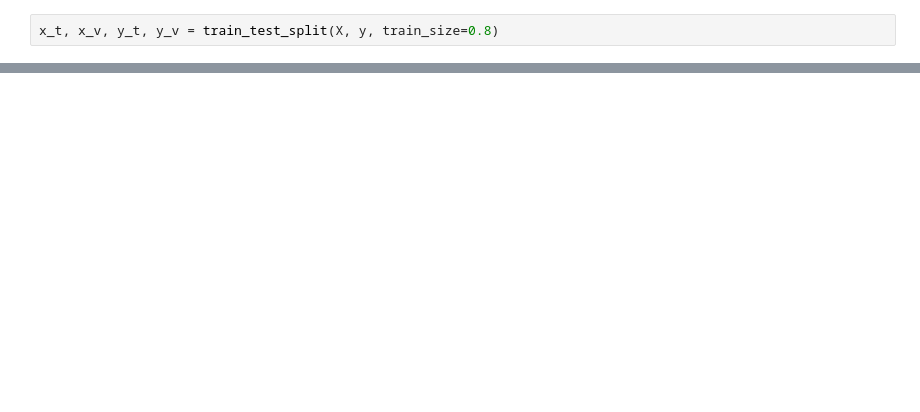
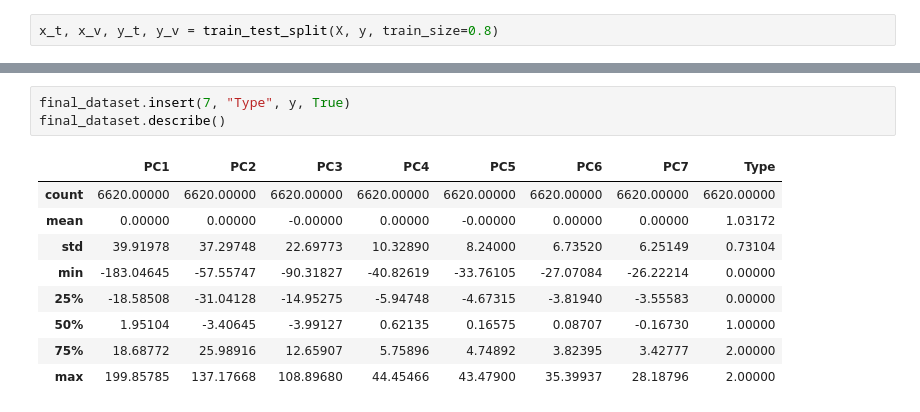
Before and after one commit to AlexCasamitjana/Predicting-Profitable-Customer-Segments, a Jupyter notebook: APC_Kaggle_Alex_Casamitjana.ipynb, the cells around one changed output, grey strips where cells are left out. Drawn from its saved outputs; the diff is of its cells as text; blank space fills up the shorter version.

```diff
--- a/APC_Kaggle_Alex_Casamitjana.ipynb
+++ b/APC_Kaggle_Alex_Casamitjana.ipynb
@@ -123,0 +294,13 @@ Score of Histogram-based Gradient Boosting Regression Tree:  0.5823262839879154
+# %%
+final_dataset.insert(7, "Type", y, True)
+final_dataset.describe()
+# %% [output]
+|  | PC1 | PC2 | PC3 | PC4 | PC5 | PC6 | PC7 | Type |
+| count | 6620.00000 | 6620.00000 | 6620.00000 | 6620.00000 | 6620.00000 | 6620.00000 | 6620.00000 | 6620.00000 |
+| mean | 0.00000 | 0.00000 | -0.00000 | 0.00000 | -0.00000 | 0.00000 | 0.00000 | 1.03172 |
+| std | 39.91978 | 37.29748 | 22.69773 | 10.32890 | 8.24000 | 6.73520 | 6.25149 | 0.73104 |
+| min | -183.04645 | -57.55747 | -90.31827 | -40.82619 | -33.76105 | -27.07084 | -26.22214 | 0.00000 |
+| 25% | -18.58508 | -31.04128 | -14.95275 | -5.94748 | -4.67315 | -3.81940 | -3.55583 | 0.00000 |
+| 50% | 1.95104 | -3.40645 | -3.99127 | 0.62135 | 0.16575 | 0.08707 | -0.16730 | 1.00000 |
+| 75% | 18.68772 | 25.98916 | 12.65907 | 5.75896 | 4.74892 | 3.82395 | 3.42777 | 2.00000 |
+| max | 199.85785 | 137.17668 | 108.89680 | 44.45466 | 43.47900 | 35.39937 | 28.18796 | 2.00000 |
```
Also changed, not shown: parts of 27 cells of this notebook.
